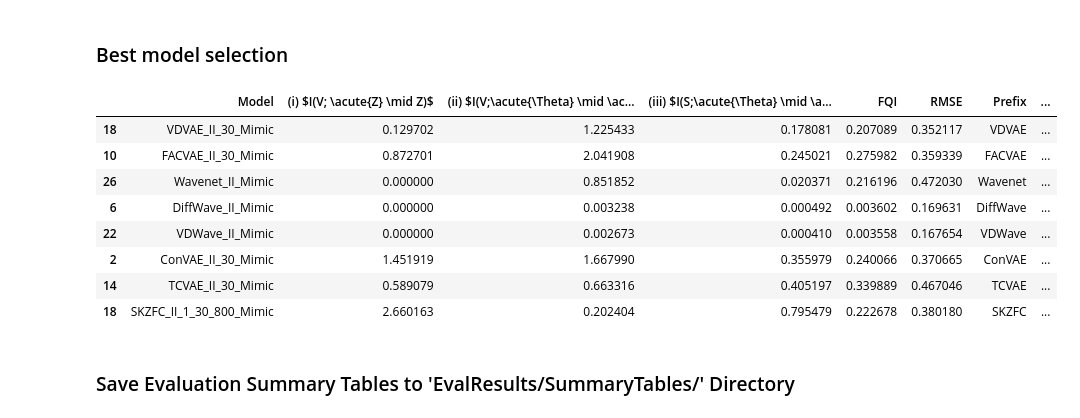
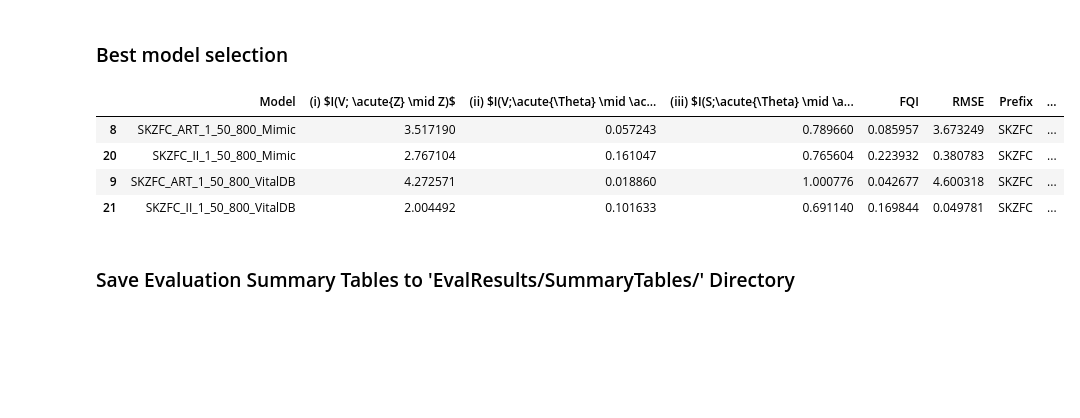
Before and after one commit to cherishleon/VABAM, a Jupyter notebook: Tables.ipynb, the cells around one changed output. Cells and saved outputs as stored; diff of their text form; code cells hidden in the pictures; blank space fills up the shorter version.

```diff
--- a/Tables.ipynb
+++ b/Tables.ipynb
@@ -112,6 +112,9 @@ BenchMItableSet['Metrics'] = BenchMItableSet['Metrics'].replace(metrics_map)
 # %% [markdown]
 ### Functions to Construct Analysis Table and Perform ISCORE-Based Parameter Selection for Main Models
 # %%
+def softplus(x):
+    return np.log1p(np.exp(x))  # numerically stable version of log(1 + exp(x))
+
 def load_config_models(config_directory, include_keyword='Config', exclude_keyword='Eval', key='Models'):
     """
     Load configuration files from the specified directory and extract model keys.
@@ -185,7 +188,7 @@ def prepare_analysis_table(mi_df, acc_df, target_models, mi_metrics):
         print("Warning: Unexpected model naming format. Check the 'Model' column.")
 
     # Compute composite information score (ISCORE)
-    merged_table['ISCORE'] = (
+    merged_table['ISCORE'] = softplus(
         merged_table['(i) $I(V; \\acute{Z} \\mid Z)$'] +
         merged_table['(iii) $I(S;\\acute{\\Theta} \\mid \\acute{Z})$'] -
         merged_table['(ii) $I(V;\\acute{\\Theta} \\mid \\acute{Z})$']
@@ -281,18 +284,14 @@ BenchAnalAccMItable = pd.concat([BenchAnalAccMItable, SelModelComp]).copy()
 # 2. ART & Mimic: SKZFC_ART_1_30_800_Mimic, VDWave_ART_Mimic, TCVAE_ART_30_Mimic
 # 3. II & VitalDB: SKZFC_II_1_30_800_VitalDB, VDWave_II_VitalDB, TCVAE_II_30_VitalDB
 # 4. II & Mimic: SKZFC_II_1_30_800_Mimic, VDWave_II_Mimic, TCVAE_II_30_Mimic
-# %%
-BenchAnalAccMItable[(BenchAnalAccMItable['Type'] =='II') & (BenchAnalAccMItable['Source'] =='Mimic')].sort_values('ISCOREScal')
-# %% [output]
-|  | Model | (i) $I(V; \acute{Z} \mid Z)$ | (ii) $I(V;\acute{\Theta} \mid \ac... | (iii) $I(S;\acute{\Theta} \mid \a... | FQI | RMSE | Prefix | ... |
-| 18 | VDVAE_II_30_Mimic | 0.129702 | 1.225433 | 0.178081 | 0.207089 | 0.352117 | VDVAE | ... |
-| 10 | FACVAE_II_30_Mimic | 0.872701 | 2.041908 | 0.245021 | 0.275982 | 0.359339 | FACVAE | ... |
-| 26 | Wavenet_II_Mimic | 0.000000 | 0.851852 | 0.020371 | 0.216196 | 0.472030 | Wavenet | ... |
-| 6 | DiffWave_II_Mimic | 0.000000 | 0.003238 | 0.000492 | 0.003602 | 0.169631 | DiffWave | ... |
-| 22 | VDWave_II_Mimic | 0.000000 | 0.002673 | 0.000410 | 0.003558 | 0.167654 | VDWave | ... |
-| 2 | ConVAE_II_30_Mimic | 1.451919 | 1.667990 | 0.355979 | 0.240066 | 0.370665 | ConVAE | ... |
-| 14 | TCVAE_II_30_Mimic | 0.589079 | 0.663316 | 0.405197 | 0.339889 | 0.467046 | TCVAE | ... |
-| 18 | SKZFC_II_1_30_800_Mimic | 2.660163 | 0.202404 | 0.795479 | 0.222678 | 0.380180 | SKZFC | ... |
+# %%
+BestModelList
+# %% [output]
+|  | Model | (i) $I(V; \acute{Z} \mid Z)$ | (ii) $I(V;\acute{\Theta} \mid \ac... | (iii) $I(S;\acute{\Theta} \mid \a... | FQI | RMSE | Prefix | ... |
+| 8 | SKZFC_ART_1_50_800_Mimic | 3.517190 | 0.057243 | 0.789660 | 0.085957 | 3.673249 | SKZFC | ... |
+| 20 | SKZFC_II_1_50_800_Mimic | 2.767104 | 0.161047 | 0.765604 | 0.223932 | 0.380783 | SKZFC | ... |
+| 9 | SKZFC_ART_1_50_800_VitalDB | 4.272571 | 0.018860 | 1.000776 | 0.042677 | 4.600318 | SKZFC | ... |
+| 21 | SKZFC_II_1_50_800_VitalDB | 2.004492 | 0.101633 | 0.691140 | 0.169844 | 0.049781 | SKZFC | ... |
 # %% [markdown]
 ### Save Evaluation Summary Tables to 'EvalResults/SummaryTables/' Directory
 # %%
```
Also changed, not shown: 1 other file.
